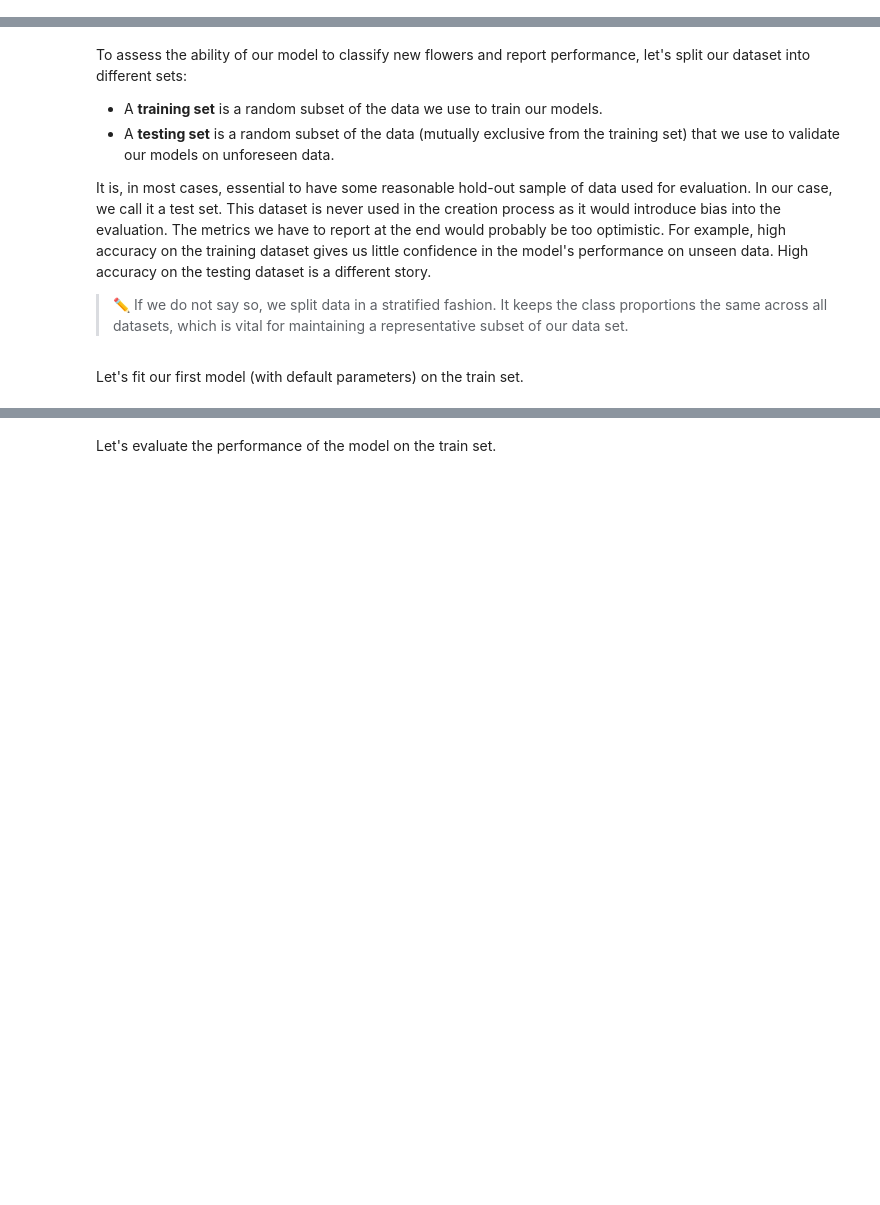
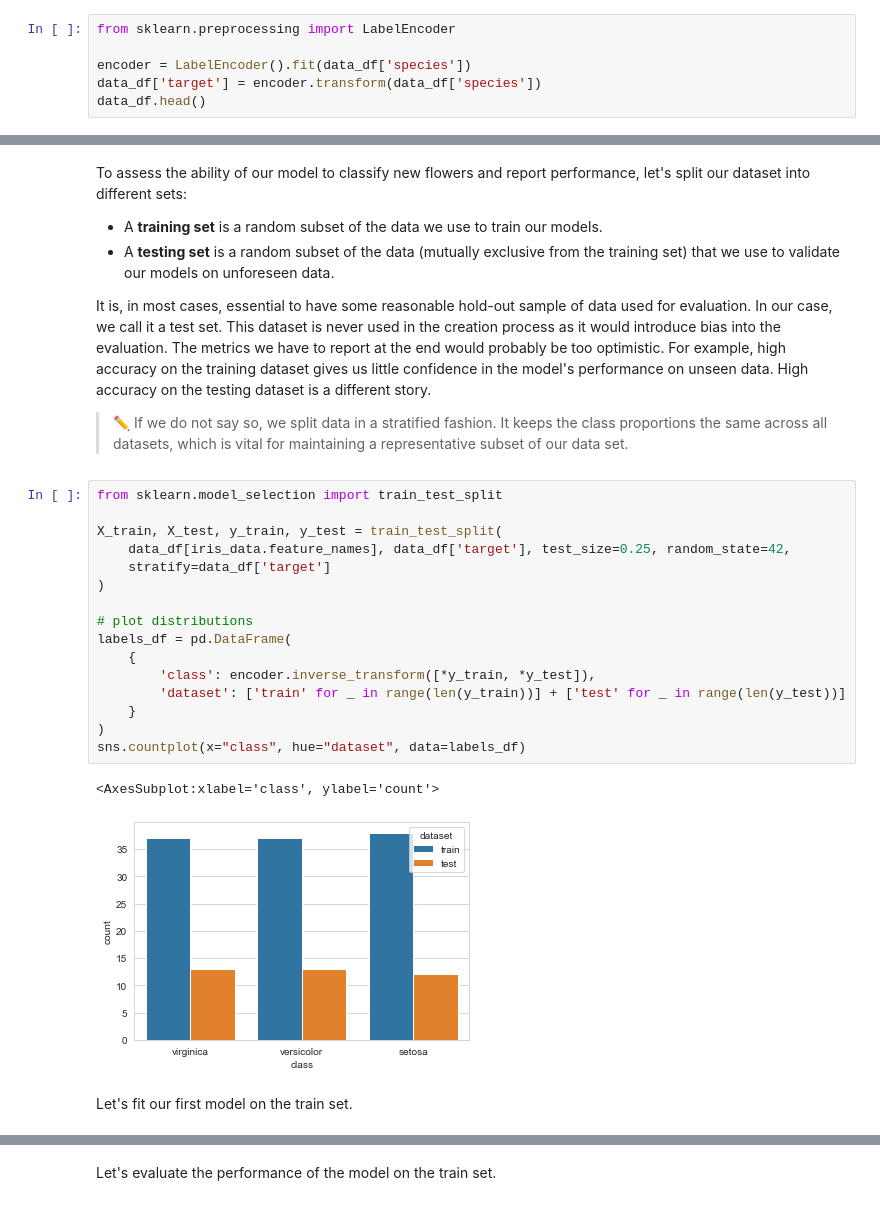
Before and after one commit to strvcom/ds-academy, a Jupyter notebook: lectures/01_lecture/motivational_example.ipynb, the cells around one changed output, grey strips where cells are left out. Drawn from its saved outputs; the diff is of its cells as text; blank space fills up the shorter version.

```diff
--- a/lectures/01_lecture/motivational_example.ipynb
+++ b/lectures/01_lecture/motivational_example.ipynb
@@ -210,3 +210,9 @@ For example, one of those learned decision rules might be deciding flower classe
 Another lovely property of DT is that we can easily export the model to a different platform by rewriting learned rules.
 
 Let's convert our targets to machine-readable form:
+# %%
+from sklearn.preprocessing import LabelEncoder
+
+encoder = LabelEncoder().fit(data_df['species'])
+data_df['target'] = encoder.transform(data_df['species'])
+data_df.head()
@@ -219,5 +232,24 @@ To assess the ability of our model to classify new flowers and report performanc
 It is, in most cases, essential to have some reasonable hold-out sample of data used for evaluation. In our case, we call it a test set. This dataset is never used in the creation process as it would introduce bias into the evaluation. The metrics we have to report at the end would probably be too optimistic. For example, high accuracy on the training dataset gives us little confidence in the model's performance on unseen data. High accuracy on the testing dataset is a different story.
 
 > ✏️ If we do not say so, we split data in a stratified fashion. It keeps the class proportions the same across all datasets, which is vital for maintaining a representative subset of our data set.
+# %%
+from sklearn.model_selection import train_test_split
+
+X_train, X_test, y_train, y_test = train_test_split(
+    data_df[iris_data.feature_names], data_df['target'], test_size=0.25, random_state=42,
+    stratify=data_df['target']
+)
+
+# plot distributions
+labels_df = pd.DataFrame(
+    {
+        'class': encoder.inverse_transform([*y_train, *y_test]),
+        'dataset': ['train' for _ in range(len(y_train))] + ['test' for _ in range(len(y_test))]
+    }
+)
+sns.countplot(x="class", hue="dataset", data=labels_df)
+# %% [output]
+<AxesSubplot:xlabel='class', ylabel='count'>
+[figure, added]
 # %% [markdown]
-Let's fit our first model (with default parameters) on the train set.
+Let's fit our first model on the train set.
```
Also changed, not shown: parts of 17 cells of this notebook, 2 other files.
